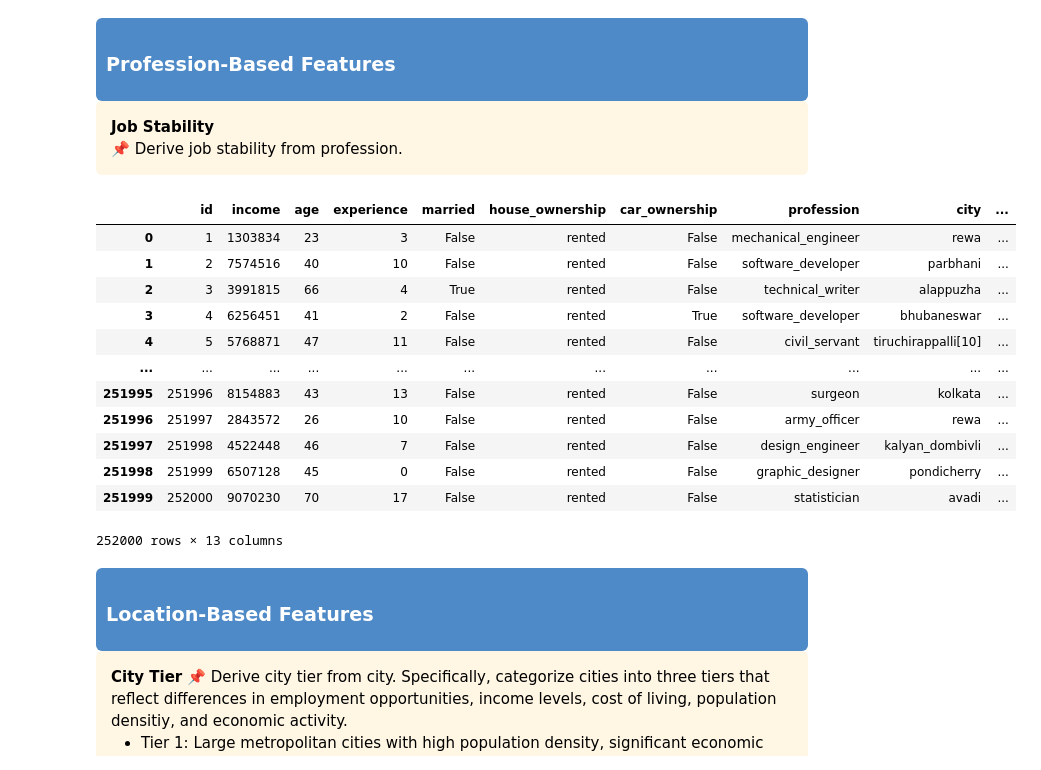
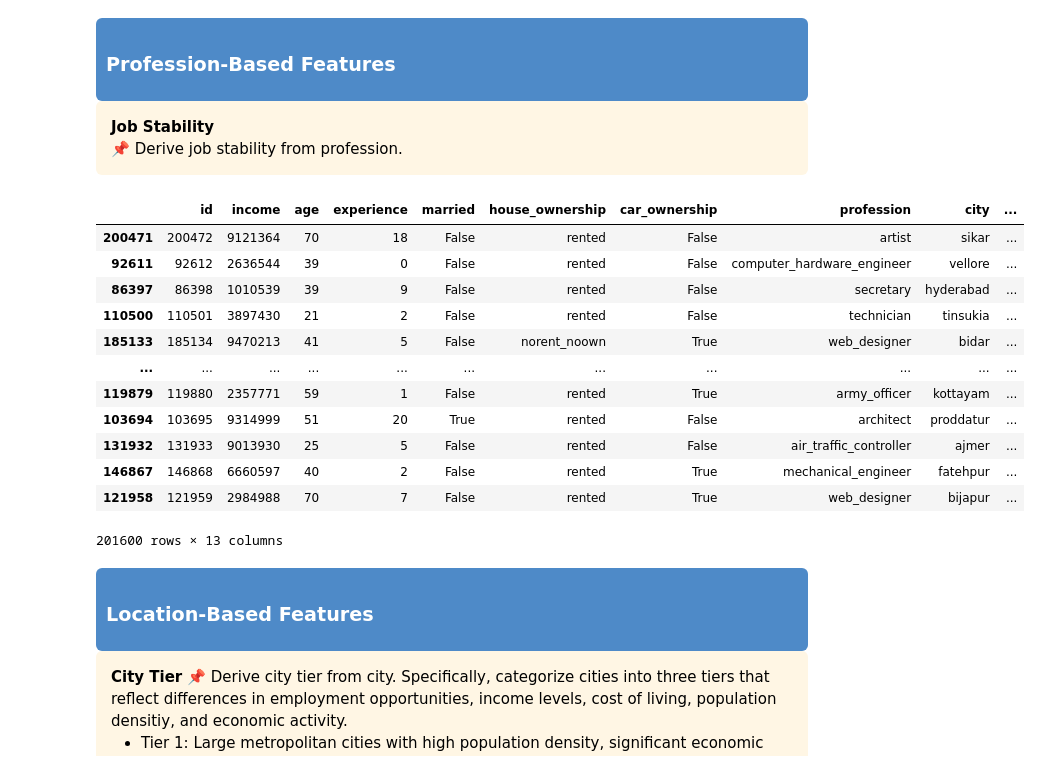
Before and after one commit to JensBender/loan-default-prediction, a Jupyter notebook: loan_default_prediction.ipynb, the cells around one changed output. Drawn from its saved outputs; the diff is of its cells as text; code cells hidden in the pictures.

Commit message:
In loan_default_prediction.ipynb > Data Preprocessing > Engineering New Features: Fit pipeline on training data, then use it to transform training, validation, and test data

```diff
--- a/loan_default_prediction.ipynb
+++ b/loan_default_prediction.ipynb
@@ -445,7 +445,7 @@ class BooleanColumnTransformer(BaseEstimator, TransformerMixin):
 # Create custom Transformer class to derive job stability from profession
 class JobStabilityDeriver(BaseEstimator, TransformerMixin):
     def fit(self, X, y=None):
-        return self
+        return self  # No fitting needed
 
     def transform(self, X):
         # Map profession to job stability score
@@ -503,49 +503,53 @@ class JobStabilityDeriver(BaseEstimator, TransformerMixin):
             "comedian": "variable",
             "chef": "variable",
             "analyst": "variable",
             "psychologist": "variable",
             "drafter": "variable",
             "aviator": "variable",
             "politician": "variable",
             "lawyer": "variable"
         }
 
         # Create job stability column by mapping professions to job stability scores
         X = X.copy()
         X["job_stability"] = X["profession"].map(job_stability_map)
 
         return X
 
 
 # --- Pipeline ---
 # Define pipeline
 pipeline = Pipeline([
     ("categorical_label_standardizer", CategoricalLabelStandardizer(columns=["profession", "city", "state"])),
     ("boolean_column_transformer", BooleanColumnTransformer(column_mappings={
         "married": {"married": True, "single": False},
         "car_ownership": {"yes": True, "no": False}
     })),
     ("job_stability_deriver", JobStabilityDeriver())
 ])
 
-# Use pipeline on the training data
-X = df.drop("risk_flag", axis=1)
-X_transformed = pipeline.fit_transform(X)
-X_transformed
+# Fit pipeline on training data
+pipeline.fit(X_train)
+
+# Use pipeline to transform training, validation, and test data
+X_train_transformed = pipeline.transform(X_train)
+X_val_transformed = pipeline.transform(X_val)
+X_test_transformed = pipeline.transform(X_test)
+X_train_transformed
 # %% [output]
 |  | id | income | age | experience | married | house_ownership | car_ownership | profession | city | ... |
-| 0 | 1 | 1303834 | 23 | 3 | False | rented | False | mechanical_engineer | rewa | ... |
-| 1 | 2 | 7574516 | 40 | 10 | False | rented | False | software_developer | parbhani | ... |
-| 2 | 3 | 3991815 | 66 | 4 | True | rented | False | technical_writer | alappuzha | ... |
-| 3 | 4 | 6256451 | 41 | 2 | False | rented | True | software_developer | bhubaneswar | ... |
-| 4 | 5 | 5768871 | 47 | 11 | False | rented | False | civil_servant | tiruchirappalli[10] | ... |
+| 200471 | 200472 | 9121364 | 70 | 18 | False | rented | False | artist | sikar | ... |
+| 92611 | 92612 | 2636544 | 39 | 0 | False | rented | False | computer_hardware_engineer | vellore | ... |
+| 86397 | 86398 | 1010539 | 39 | 9 | False | rented | False | secretary | hyderabad | ... |
+| 110500 | 110501 | 3897430 | 21 | 2 | False | rented | False | technician | tinsukia | ... |
+| 185133 | 185134 | 9470213 | 41 | 5 | False | norent_noown | True | web_designer | bidar | ... |
 | ... | ... | ... | ... | ... | ... | ... | ... | ... | ... | ... |
-| 251995 | 251996 | 8154883 | 43 | 13 | False | rented | False | surgeon | kolkata | ... |
-| 251996 | 251997 | 2843572 | 26 | 10 | False | rented | False | army_officer | rewa | ... |
-| 251997 | 251998 | 4522448 | 46 | 7 | False | rented | False | design_engineer | kalyan_dombivli | ... |
-| 251998 | 251999 | 6507128 | 45 | 0 | False | rented | False | graphic_designer | pondicherry | ... |
-| 251999 | 252000 | 9070230 | 70 | 17 | False | rented | False | statistician | avadi | ... |
+| 119879 | 119880 | 2357771 | 59 | 1 | False | rented | True | army_officer | kottayam | ... |
+| 103694 | 103695 | 9314999 | 51 | 20 | True | rented | False | architect | proddatur | ... |
+| 131932 | 131933 | 9013930 | 25 | 5 | False | rented | False | air_traffic_controller | ajmer | ... |
+| 146867 | 146868 | 6660597 | 40 | 2 | False | rented | True | mechanical_engineer | fatehpur | ... |
+| 121958 | 121959 | 2984988 | 70 | 7 | False | rented | True | web_designer | bijapur | ... |
-252000 rows × 13 columns
+201600 rows × 13 columns
 # %% [markdown]
 <div style="background-color:#4e8ac8; color:white; padding:10px; border-radius:6px;">
     <h3 style="margin:0px">Location-Based Features</h3>
```
